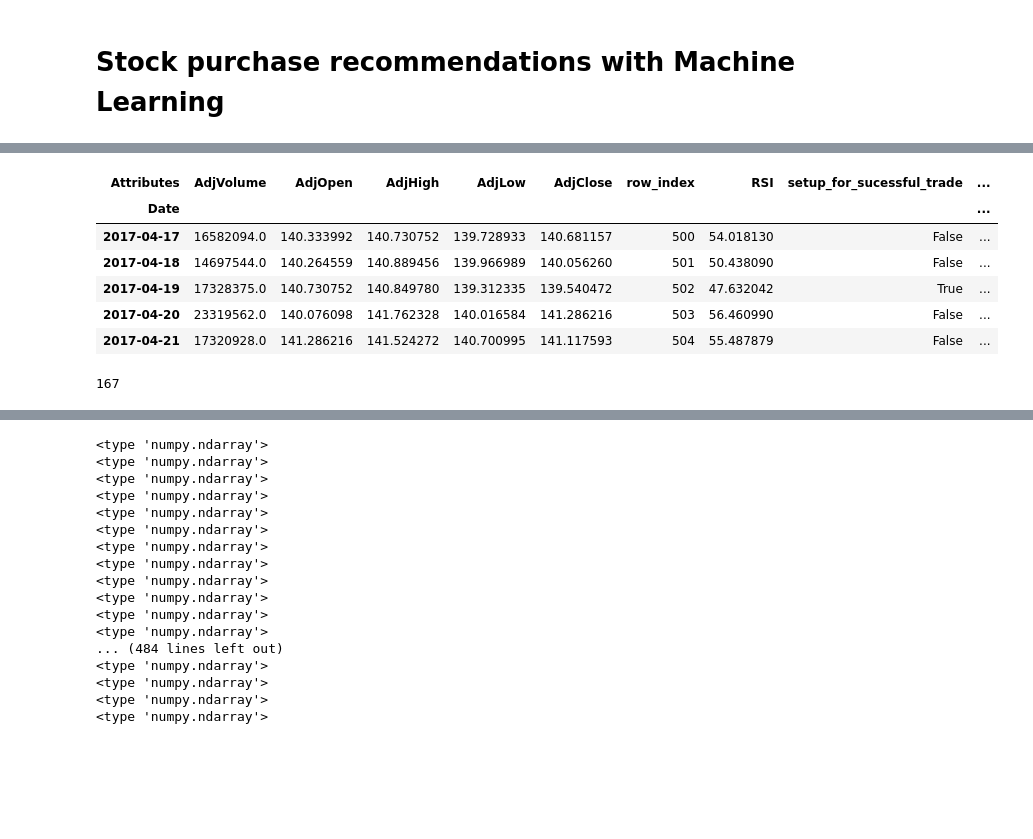
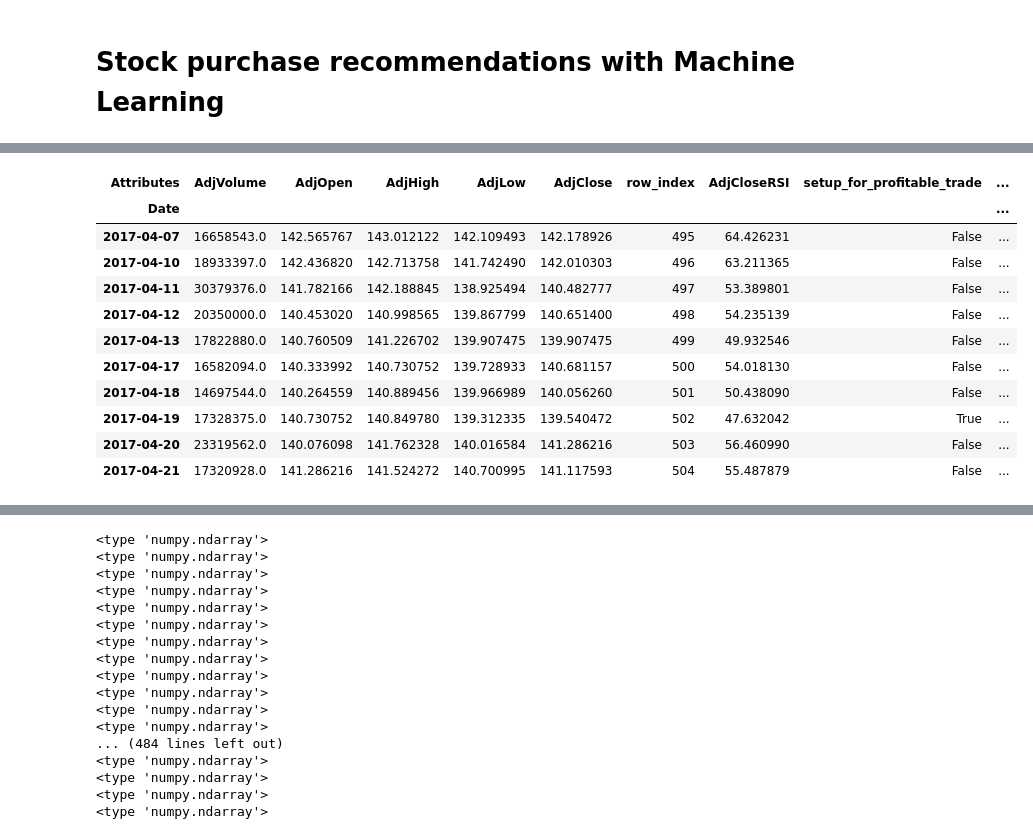
Before and after one commit to Lindstaedt/Stock-recommendation-with-ML, a Jupyter notebook: trader.ipynb, the cells around one changed output, grey strips where cells are left out. Saved outputs shown, nothing was run; the diff lists cells and outputs as text; code cells hidden in the pictures; blank space fills up the shorter version.

Commit message:
feat: add_flag_for_profitable_trade_setups function
add function to add a column for profitables trade setups

```diff
--- a/trader.ipynb
+++ b/trader.ipynb
@@ -138,22 +140,46 @@ important to make sure that there is no row offset issues that include a look in
 # %%
-# trade strategy: after market close on day N, set a buy at market open on day N+1 and sell at market close on day N+1
-# for expected gain of at least 0.5%
+def add_flag_for_profitable_trade_setups(df, delete_interim_calculation_cols=True):
+    '''
+    Adds column to dataframe that identifies profitable trading setup
+    Inputs:
+        df - dataframe with stock data
+        delete_interim_calculation_cols - if false: keep the interim calculations - good for debugging
+    Outputs:
+        df - dataframe with additional columns
 
-# use helper column to calculate profit
-new_df['strategy_profit'] = (new_df.AdjClose.shift(-1) - new_df.AdjOpen.shift(-1)) / new_df.AdjOpen.shift(-1)
+    '''
 
-# use categorical field to encode "setup_for_succesful_trade": 1=yes, 0=no
-new_df['setup_for_sucessful_trade'] = new_df['strategy_profit'] > 0.005
-new_df.tail()
+    # trade strategy: after market close on day N, set a buy at market open on day N+1 and sell at market close on day N+1
+    # for expected gain of at least 0.5%
+    profitability_threshold = 0.005
+
+    # use helper columns to calculate profit
+    df['strategy_open_price'] = df['AdjOpen'].shift(-1) # AdjOpen from day N+1
+    df['strategy_close_price'] = df['AdjOpen'].shift(-2) # AdjOpen from day N+2
+    df['strategy_profit_dollars'] = df['strategy_close_price'] - df['strategy_open_price']
+    df['strategy_profitability'] = df['strategy_profit_dollars'] / df['strategy_open_price']
+
+    # use categorical field to encode "setup_for_succesful_trade": 1=yes, 0=no
+    df['setup_for_profitable_trade'] = df['strategy_profitability'] >= profitability_threshold
+
+    if delete_interim_calculation_cols:
+        df = df.drop(columns=['strategy_open_price', 'strategy_close_price', 'strategy_profit_dollars', 'strategy_profitability'])
+
+    return df
-# %% [output]
-| Attributes | AdjVolume | AdjOpen | AdjHigh | AdjLow | AdjClose | row_index | RSI | setup_for_sucessful_trade | ... |
-| Date |  |  |  |  |  |  |  |  | ... |
-| 2017-04-17 | 16582094.0 | 140.333992 | 140.730752 | 139.728933 | 140.681157 | 500 | 54.018130 | False | ... |
-| 2017-04-18 | 14697544.0 | 140.264559 | 140.889456 | 139.966989 | 140.056260 | 501 | 50.438090 | False | ... |
-| 2017-04-19 | 17328375.0 | 140.730752 | 140.849780 | 139.312335 | 139.540472 | 502 | 47.632042 | True | ... |
-| 2017-04-20 | 23319562.0 | 140.076098 | 141.762328 | 140.016584 | 141.286216 | 503 | 56.460990 | False | ... |
-| 2017-04-21 | 17320928.0 | 141.286216 | 141.524272 | 140.700995 | 141.117593 | 504 | 55.487879 | False | ... |
-# %%
-new_df.setup_for_sucessful_trade.sum()
-# %% [output]
-167
+# %%
+# testing: show calculations:
+df = add_flag_for_profitable_trade_setups(df, False)
+df.tail(10)
+# %% [output]
+| Attributes | AdjVolume | AdjOpen | AdjHigh | AdjLow | AdjClose | row_index | AdjCloseRSI | setup_for_profitable_trade | ... |
+| Date |  |  |  |  |  |  |  |  | ... |
+| 2017-04-07 | 16658543.0 | 142.565767 | 143.012122 | 142.109493 | 142.178926 | 495 | 64.426231 | False | ... |
+| 2017-04-10 | 18933397.0 | 142.436820 | 142.713758 | 141.742490 | 142.010303 | 496 | 63.211365 | False | ... |
+| 2017-04-11 | 30379376.0 | 141.782166 | 142.188845 | 138.925494 | 140.482777 | 497 | 53.389801 | False | ... |
+| 2017-04-12 | 20350000.0 | 140.453020 | 140.998565 | 139.867799 | 140.651400 | 498 | 54.235139 | False | ... |
+| 2017-04-13 | 17822880.0 | 140.760509 | 141.226702 | 139.907475 | 139.907475 | 499 | 49.932546 | False | ... |
+| 2017-04-17 | 16582094.0 | 140.333992 | 140.730752 | 139.728933 | 140.681157 | 500 | 54.018130 | False | ... |
+| 2017-04-18 | 14697544.0 | 140.264559 | 140.889456 | 139.966989 | 140.056260 | 501 | 50.438090 | False | ... |
+| 2017-04-19 | 17328375.0 | 140.730752 | 140.849780 | 139.312335 | 139.540472 | 502 | 47.632042 | True | ... |
+| 2017-04-20 | 23319562.0 | 140.076098 | 141.762328 | 140.016584 | 141.286216 | 503 | 56.460990 | False | ... |
+| 2017-04-21 | 17320928.0 | 141.286216 | 141.524272 | 140.700995 | 141.117593 | 504 | 55.487879 | False | ... |
```
Also changed, not shown: parts of 12 cells of this notebook.
